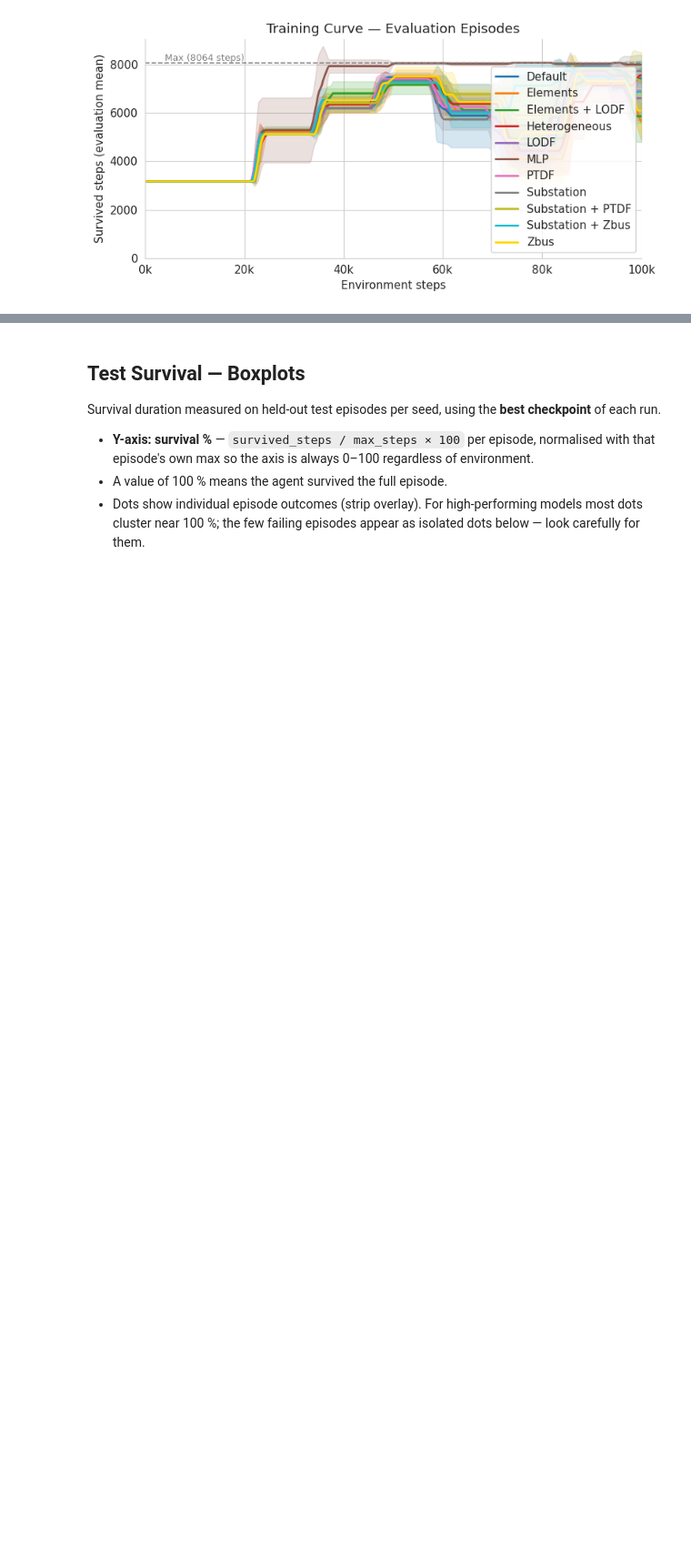
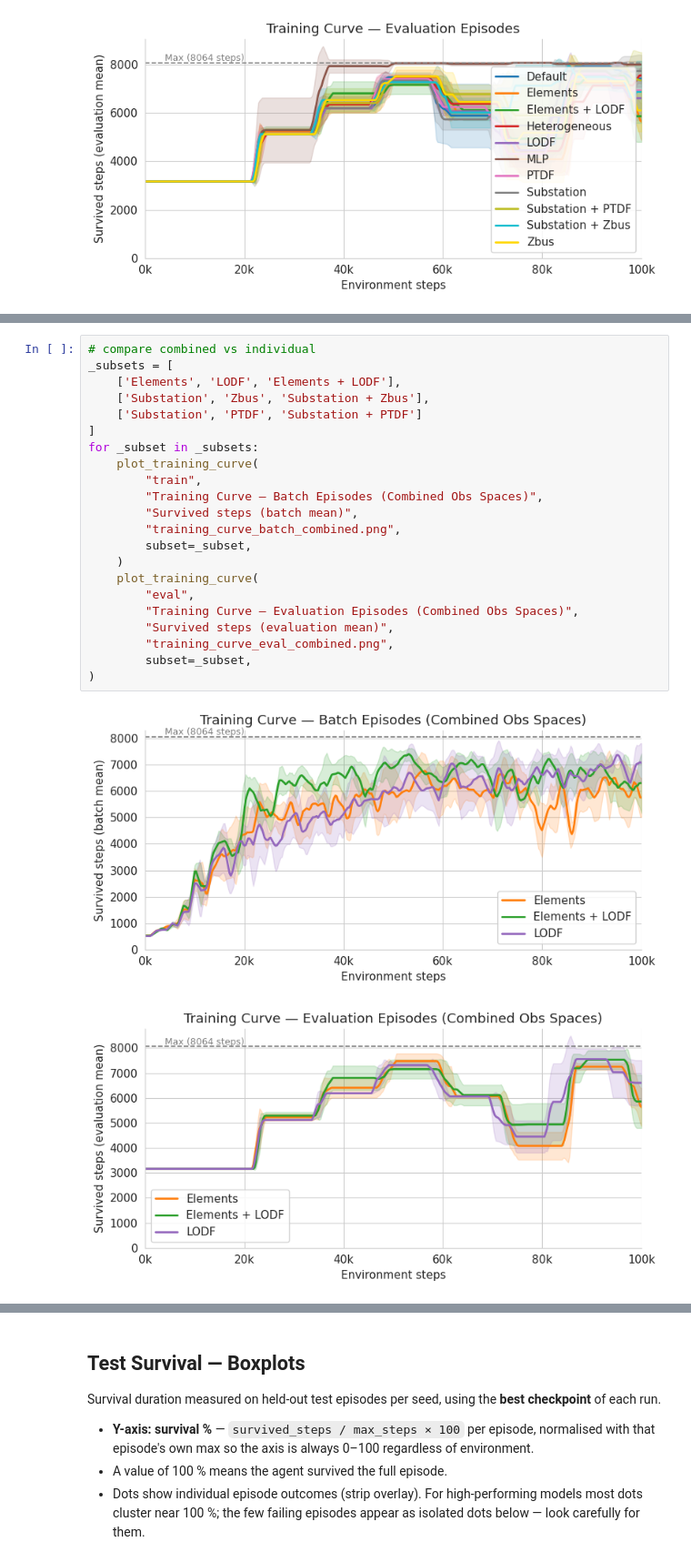
Before and after one commit to AdrianDegenkolb/NRI-for-explainable-RL-in-Power-Grids, a Jupyter notebook: experiments/compare_survival.ipynb, the cells around one changed output, grey strips where cells are left out. Shown at 91% size. Drawn from its saved outputs; the diff is of its cells as text; blank space fills up the shorter version.

```diff
--- a/experiments/compare_survival.ipynb
+++ b/experiments/compare_survival.ipynb
@@ -223,0 +318,25 @@ plot_training_curve(
+# %%
+# compare combined vs individual
+_subsets = [
+    ['Elements', 'LODF', 'Elements + LODF'],
+    ['Substation', 'Zbus', 'Substation + Zbus'],
+    ['Substation', 'PTDF', 'Substation + PTDF']
+]
+for _subset in _subsets:
+    plot_training_curve(
+        "train",
+        "Training Curve — Batch Episodes (Combined Obs Spaces)",
+        "Survived steps (batch mean)",
+        "training_curve_batch_combined.png",
+        subset=_subset,
+    )
+    plot_training_curve(
+        "eval",
+        "Training Curve — Evaluation Episodes (Combined Obs Spaces)",
+        "Survived steps (evaluation mean)",
+        "training_curve_eval_combined.png",
+        subset=_subset,
+)
+# %% [output]
+[figure, added]
+[figure, added]
```
Also changed, not shown: parts of 8 cells of this notebook, 1 other file.
